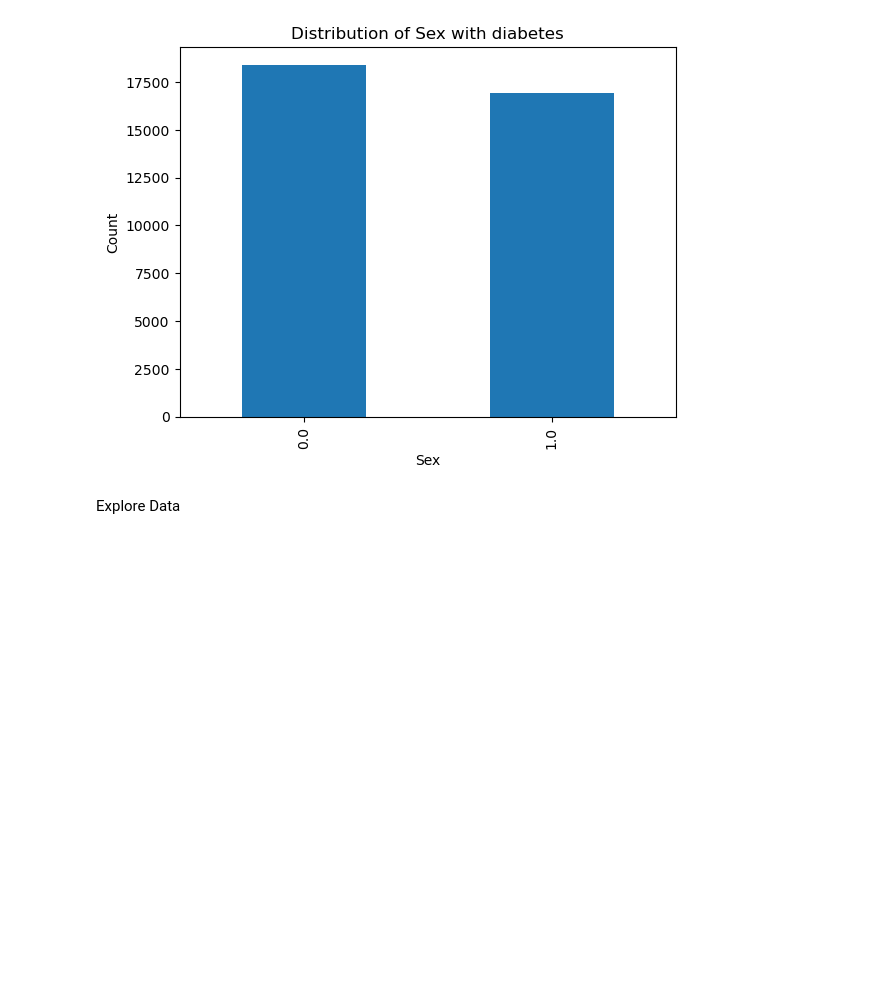
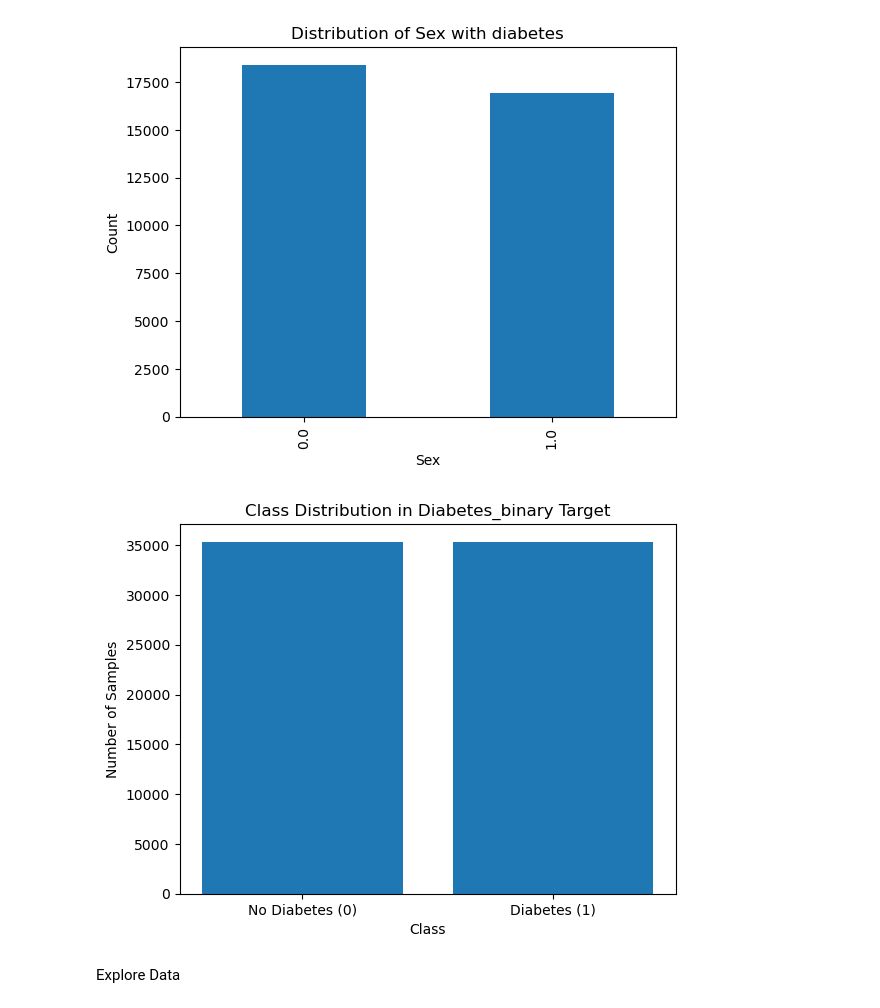
Before and after one commit to sethbehar/CIS4930-ML-Project, a Jupyter notebook: pipeline.ipynb, the cells around one changed output. Saved outputs shown, nothing was run; the diff lists cells and outputs as text; code cells hidden in the pictures; blank space fills up the shorter version.

```diff
--- a/pipeline.ipynb
+++ b/pipeline.ipynb
@@ -130,6 +128,20 @@ for col in categorical_features:
 [figure]
 [figure]
 [figure]
+# %%
+#Visualize Class Imbalance
+counts = df['Diabetes_binary'].value_counts().sort_index()
+labels = ['No Diabetes (0)', 'Diabetes (1)']
+
+
+plt.figure()
+plt.bar(labels, counts.values)
+plt.xlabel('Class')
+plt.ylabel('Number of Samples')
+plt.title('Class Distribution in Diabetes_binary Target')
+plt.show()
+# %% [output]
+[figure, added]
 # %% [markdown]
 Explore Data
 # %%
```
Also changed, not shown: parts of 16 cells of this notebook, 19 other files.
